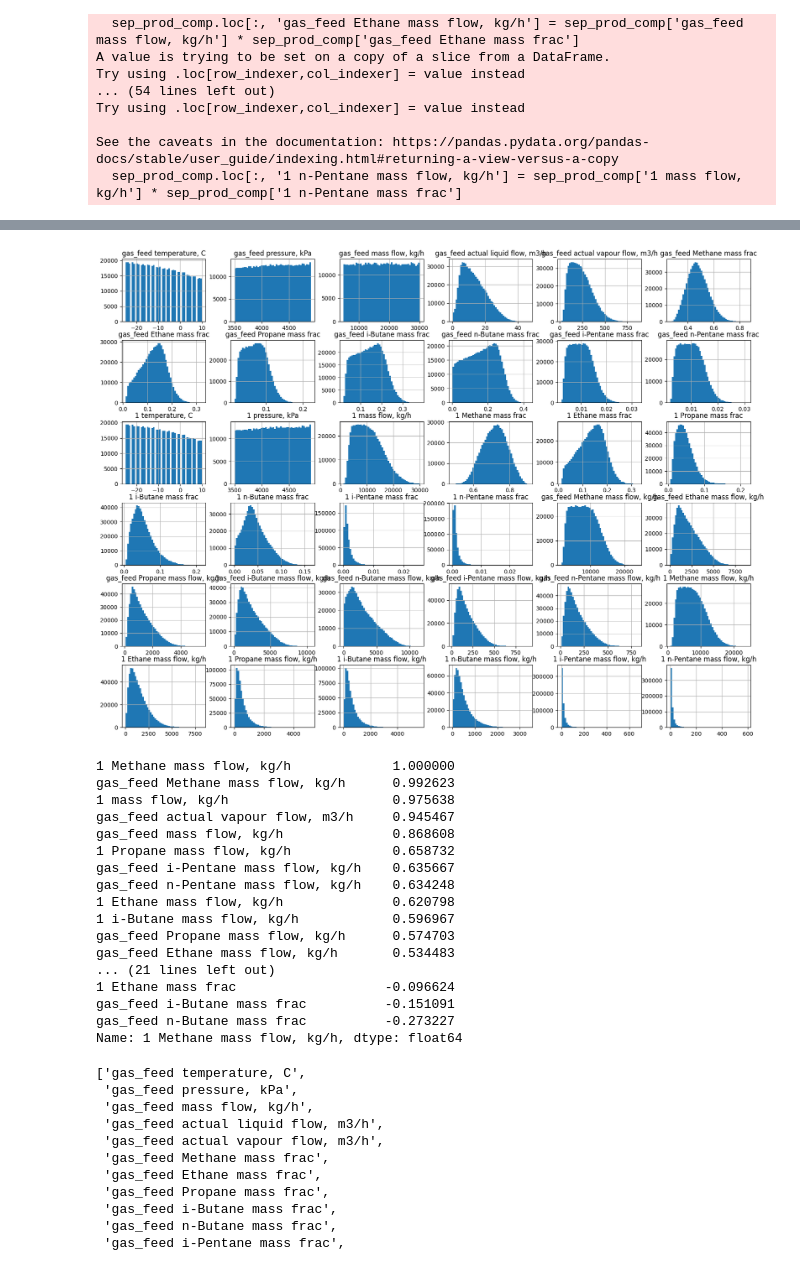
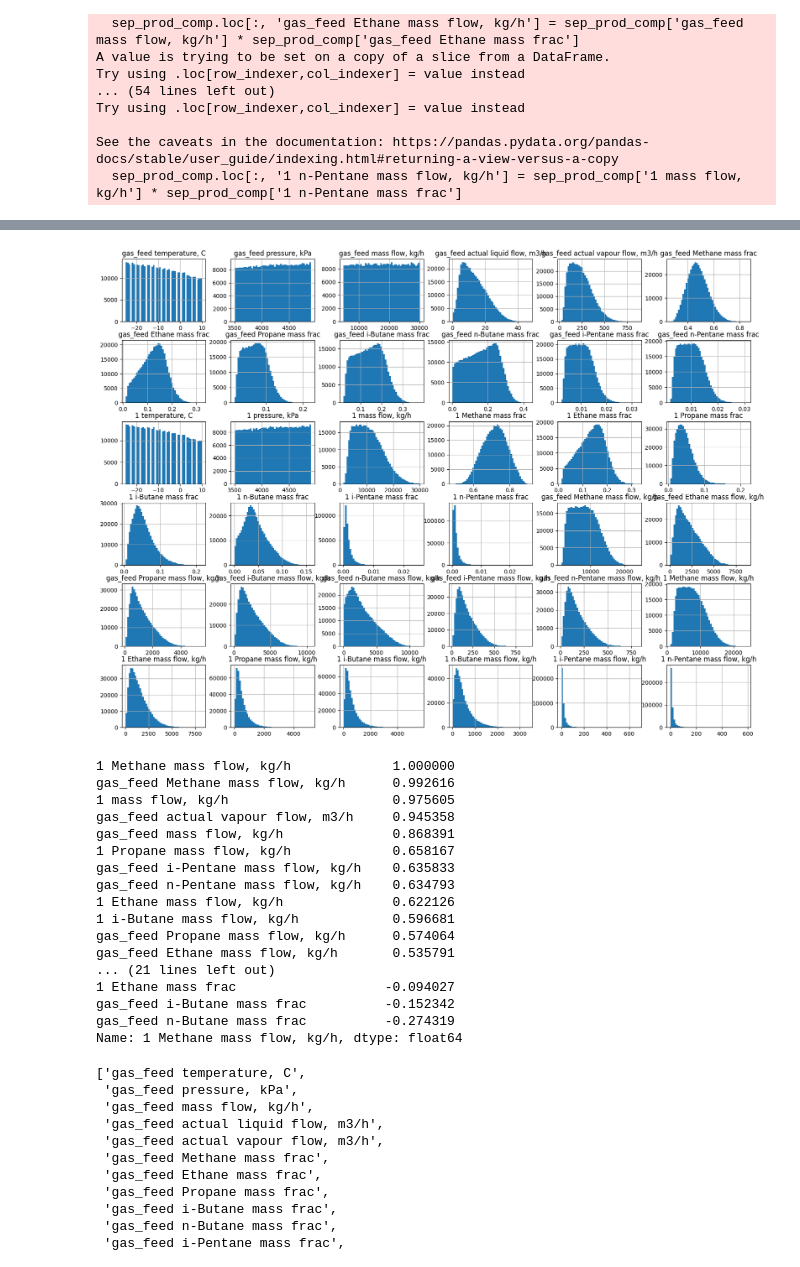
Before and after one commit to Rus-tam/AI_models, a Jupyter notebook: low_temp_dist_17_04.ipynb, the cells around one changed output, grey strips where cells are left out. Saved outputs shown, nothing was run; the diff lists cells and outputs as text; code cells hidden in the pictures.

Commit message:
sep top prod component fraction

```diff
--- a/low_temp_dist_17_04.ipynb
+++ b/low_temp_dist_17_04.ipynb
@@ -349,4 +349,4 @@ Try using .loc[row_indexer,col_indexer] = value instead
 See the caveats in the documentation: https://pandas.pydata.org/pandas-docs/stable/user_guide/indexing.html#returning-a-view-versus-a-copy
   sep_prod_comp.loc[:, '1 n-Pentane mass flow, kg/h'] = sep_prod_comp['1 mass flow, kg/h'] * sep_prod_comp['1 n-Pentane mass frac']
 # %%
-sep_prod_comp
+sep_prod_comp_sample = sep_prod_comp.sample(frac=0.7)
@@ -378,29 +364,29 @@ sep_prod_comp.describe()
 | max | 10.000000 | 4900.000000 | 30000.000000 | 46.708568 | ... |
 8 rows × 36 columns
 # %%
-sep_prod_comp.hist(bins=50, figsize=(20, 15));
+sep_prod_comp_sample.hist(bins=50, figsize=(20, 15));
 # %% [output]
-[figure, old version]
+[figure, new version]
 # %%
-corr_matrix = sep_prod_comp.corr()
+corr_matrix = sep_prod_comp_sample.corr()
 
 corr_matrix['1 Methane mass flow, kg/h'].sort_values(ascending=False)
 # %% [output]
 1 Methane mass flow, kg/h             1.000000
-gas_feed Methane mass flow, kg/h      0.992623
-1 mass flow, kg/h                     0.975638
-gas_feed actual vapour flow, m3/h     0.945467
-gas_feed mass flow, kg/h              0.868608
-1 Propane mass flow, kg/h             0.658732
-gas_feed i-Pentane mass flow, kg/h    0.635667
-gas_feed n-Pentane mass flow, kg/h    0.634248
-1 Ethane mass flow, kg/h              0.620798
-1 i-Butane mass flow, kg/h            0.596967
-gas_feed Propane mass flow, kg/h      0.574703
-gas_feed Ethane mass flow, kg/h       0.534483
+gas_feed Methane mass flow, kg/h      0.992616
+1 mass flow, kg/h                     0.975605
+gas_feed actual vapour flow, m3/h     0.945358
+gas_feed mass flow, kg/h              0.868391
+1 Propane mass flow, kg/h             0.658167
+gas_feed i-Pentane mass flow, kg/h    0.635833
+gas_feed n-Pentane mass flow, kg/h    0.634793
+1 Ethane mass flow, kg/h              0.622126
+1 i-Butane mass flow, kg/h            0.596681
+gas_feed Propane mass flow, kg/h      0.574064
+gas_feed Ethane mass flow, kg/h       0.535791
 ... (21 lines left out)
-1 Ethane mass frac                   -0.096624
-gas_feed i-Butane mass frac          -0.151091
-gas_feed n-Butane mass frac          -0.273227
+1 Ethane mass frac                   -0.094027
+gas_feed i-Butane mass frac          -0.152342
+gas_feed n-Butane mass frac          -0.274319
 Name: 1 Methane mass flow, kg/h, dtype: float64
 # %%
```
Also changed, not shown: parts of 11 cells of this notebook.
